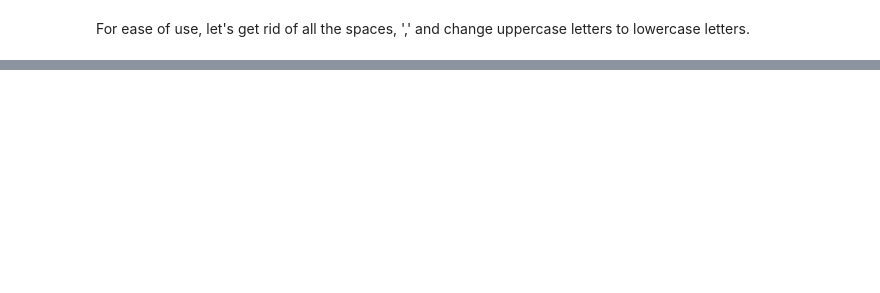
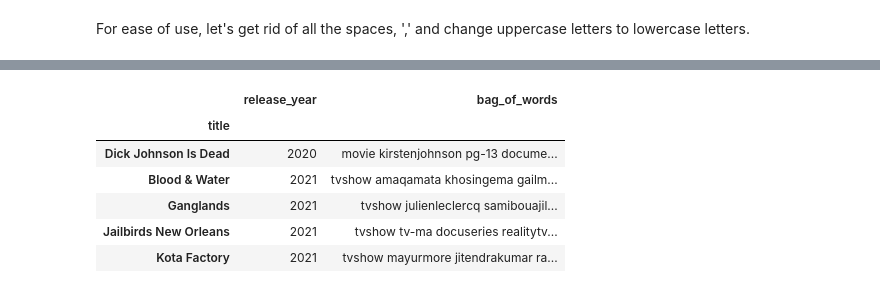
Before and after one commit to beks2002/PIC16A_Project, a Jupyter notebook: Netflix_Recommendation.ipynb, the cells around one changed output, grey strips where cells are left out. Saved outputs shown, nothing was run; the diff lists cells and outputs as text; code cells hidden in the pictures; blank space fills up the shorter version.

```diff
--- a/Netflix_Recommendation.ipynb
+++ b/Netflix_Recommendation.ipynb
@@ -106,2 +108,24 @@ df2.head()
 # %% [markdown]
 For ease of use, let's get rid of all the spaces, ',' and change uppercase letters to lowercase letters.
+# %%
+def separate(texts):
+    t = []
+    for text in texts.split(','):
+        t.append(text.replace(' ', '').lower())
+
+    return ' '.join(t)
+
+def remove_space(texts):
+    return texts.replace(' ', '').lower()
+
+def remove_punc(texts):
+    return texts.translate(str.maketrans('', '', string.punctuation)).lower()
+# %%
+df2['type'] = df2['type'].apply(remove_space)
+df2['director'] = df2['director'].apply(separate)
+df2['cast'] = df2['cast'].apply(separate)
+df2['rating'] = df2['rating'].apply(remove_space)
+df2['listed_in'] = df2['listed_in'].apply(separate)
+df2['description'] = df2['description'].apply(remove_punc)
+
+df2.head()
@@ -107,0 +140,24 @@ For ease of use, let's get rid of all the spaces, ',' and change uppercase lette
+# %%
+df2['bag_of_words'] = ''
+
+# Combine all strings into 1 column
+for i, row in enumerate(df2.iterrows()):
+    string = ''
+    for col in df2.columns:
+        if row[1][col] == '' or type(row[1][col]) == int:
+            continue
+        else:
+            string += row[1][col] + ' '
+            df2['bag_of_words'][i] = string.strip()
+
+df2.drop(df2.columns[:-2], axis=1, inplace=True)
+# %%
+df2.head()
+# %% [output]
+|  | release_year | bag_of_words |
+| title |  |  |
+| Dick Johnson Is Dead | 2020 | movie kirstenjohnson pg-13 docume... |
+| Blood & Water | 2021 | tvshow amaqamata khosingema gailm... |
+| Ganglands | 2021 | tvshow julienleclercq samibouajil... |
+| Jailbirds New Orleans | 2021 | tvshow tv-ma docuseries realitytv... |
+| Kota Factory | 2021 | tvshow mayurmore jitendrakumar ra... |
```
Also changed, not shown: parts of 22 cells of this notebook, 1 other file.
